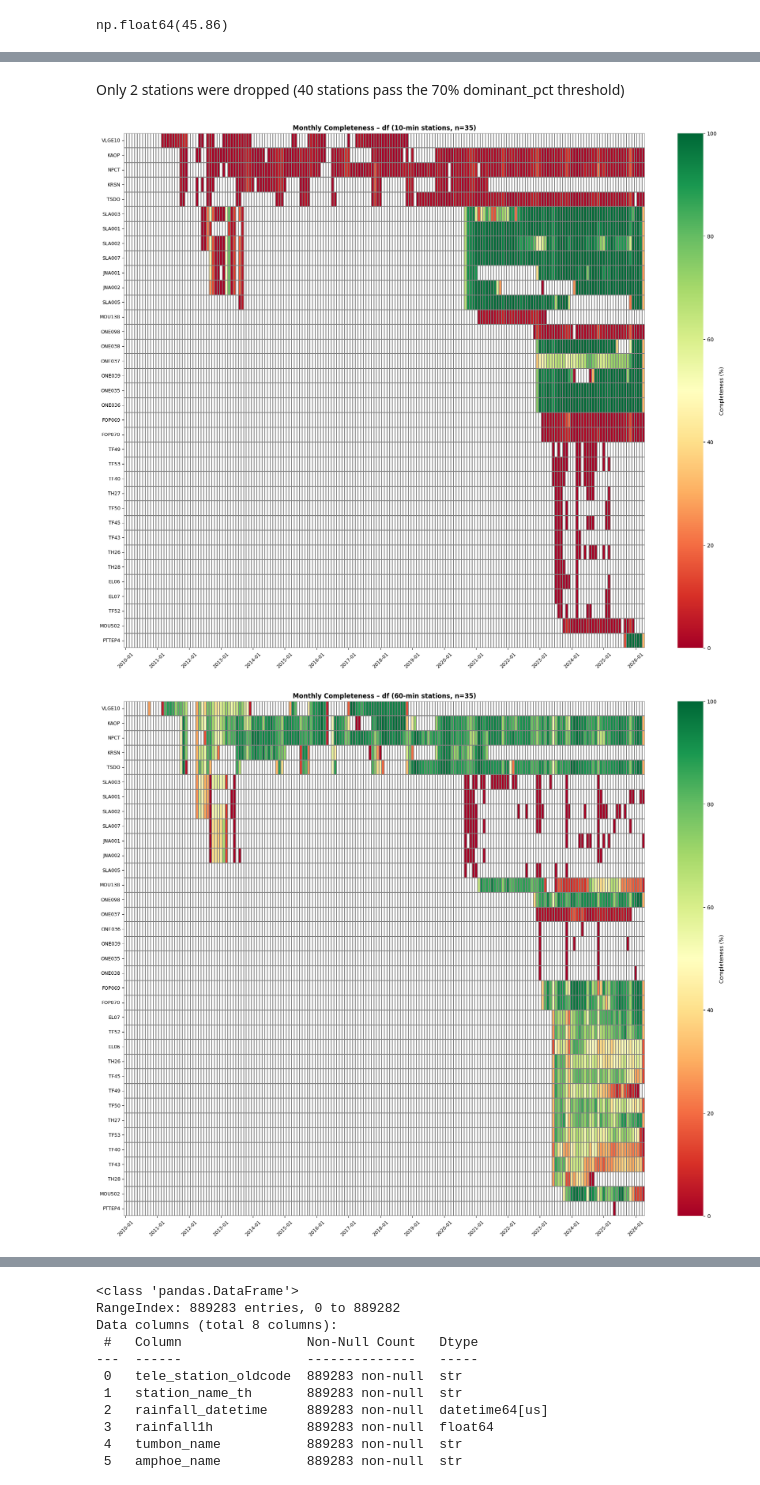
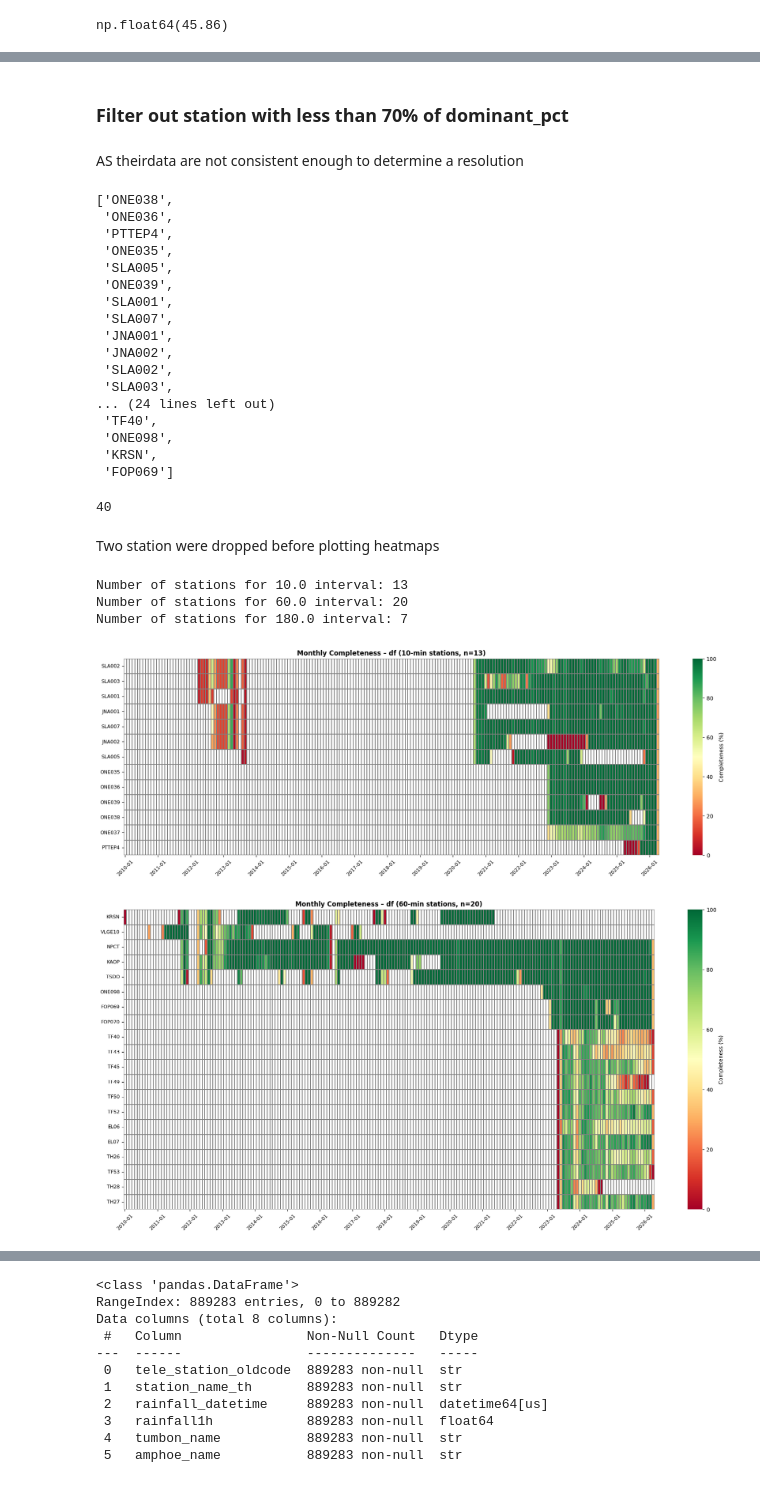
Before and after one commit to pongsakorn-onnim/rainfall_threshold_songkla, a Jupyter notebook: 01_exploratory_data_analysis.ipynb, the cells around one changed output, grey strips where cells are left out. Saved outputs shown, nothing was run; the diff lists cells and outputs as text; code cells hidden in the pictures.

```diff
--- a/01_exploratory_data_analysis.ipynb
+++ b/01_exploratory_data_analysis.ipynb
@@ -11,7 +11,7 @@ OUTPUT_DIR = Path('D:/HII/rainfall_threshold_songkla/output')
 # %% [markdown]
 # Data Loading
 # %%
-df = pd.read_csv(
+df_raw = pd.read_csv(
 DATA_DIR / '20260410_Rainfall-สงขลา.csv',
     encoding='utf-8-sig',
     parse_dates=['rainfall_datetime'],
@@ -162,14 +162,16 @@ clean 'df'
 # %%
 rain_cols = ['rainfall10m', 'rainfall5m', 'rainfall30m', 'rainfall1h', 'rainfall3h']
 
-phantom_rows = df.loc[:, rain_cols].isna().all(axis=1)
+df_no_sentinel = df_raw.replace(999999.0, np.nan)
 
-df = df[~phantom_rows]
+phantom_rows = df_no_sentinel.loc[:, rain_cols].isna().all(axis=1)
+
+df = df_no_sentinel[~phantom_rows]
 
 df
 
 print(f'Total number of phantom rows dropped: {phantom_rows.sum()} ({round(phantom_rows.sum()/len(df) * 100, 2)}%)')
-print(f'Number of stations (before): {df['tele_station_oldcode'].nunique()}')
-print(f'Number of stations (after): {df['tele_station_oldcode'].nunique()}')
-print(f'Share of df_cleaned: {df.shape}')
+print(f'Number of stations (raw): {df_raw['tele_station_oldcode'].nunique()}')
+print(f'Number of stations (after dropping NaN): {df['tele_station_oldcode'].nunique()}')
+print(f'Shape of df (cleaned): {df.shape}')
 # %% [output]
@@ -443,12 +419,51 @@ display(df_resolution)
+# %% [markdown]
+### Filter out station with less than 70% of dominant_pct
+# %% [markdown]
+AS theirdata are not consistent enough to determine a resolution
 # %%
 df_resolution_filtered = df_resolution[df_resolution['dominant_pct'] >= 70]
 df_stn_great = df_resolution_filtered.index.tolist()
+# %%
+interval_filter = df_resolution_filtered['interval'] == 10
+
+interval_filter.index.to_list()
+# %% [output]
+['ONE038',
+ 'ONE036',
+ 'PTTEP4',
+ 'ONE035',
+ 'SLA005',
+ 'ONE039',
+ 'SLA001',
+ 'SLA007',
+ 'JNA001',
+ 'JNA002',
+ 'SLA002',
+ 'SLA003',
+... (24 lines left out)
+ 'TF40',
+ 'ONE098',
+ 'KRSN',
+ 'FOP069']
+# %%
+x = df[df['tele_station_oldcode'].isin(interval_filter.index.to_list())]
+# %%
+x['tele_station_oldcode'].nunique()
+# %% [output]
+40
 # %% [markdown]
-Only 2 stations were dropped (40 stations pass the 70% dominant_pct threshold)
+Two station were dropped before plotting heatmaps
 # %%
+pivot_list = []
+
 for interval in df_resolution_filtered['interval'].unique():
 
-    cadence = df[df['interval'] == interval]
+    interval_filter = df_resolution_filtered['interval'] == interval
+
+    cadence = df[df['tele_station_oldcode'].isin(interval_filter.index[interval_filter].to_list())]
+
+    print(f'Number of stations for {interval} interval: {cadence['tele_station_oldcode'].nunique()}')
+
     cadence['year_month'] = cadence['rainfall_datetime'].dt.to_period('M')
     monthly = cadence.groupby(['tele_station_oldcode', 'year_month']).size()
 
@@ -458,32 +473,37 @@ for interval in df_resolution_filtered['interval'].unique():
         freq='M'
     )
 
     stns = cadence['tele_station_oldcode'].unique()
     full_idx = pd.MultiIndex.from_product([stns, period_idx], names=['station', 'year_month'])
     monthly = monthly.reindex(full_idx, fill_value=np.nan)
 
     expected = full_idx.get_level_values('year_month').days_in_month * 24 * (60 / interval)
     completeness = (monthly / expected) * 100
     pivot = completeness.unstack('year_month')
 
     first_rec = pivot.apply(lambda x: x.first_valid_index(), axis=1)
     pivot = pivot.loc[first_rec.sort_values().index]
 
+    pivot_list.append(pivot)
+
     n = len(pivot)
     fig_height = max(6, n * 0.5)
     fig, ax = plt.subplots(figsize=(22, fig_height))
     sns.heatmap(data=pivot, ax=ax,
                 cmap='RdYlGn', vmin=0, vmax=100,
                 linewidths=0.3, linecolor='gray',
                 cbar_kws={'label': 'Completeness (%)'},
                 xticklabels=12)
     ax.set_title(f'Monthly Completeness – df ({int(interval)}-min stations, n={n})',
                 fontsize=12, fontweight='bold')
     ax.set_xlabel('')
     ax.set_ylabel('')
     ax.tick_params(axis='y', labelsize=9)
     ax.tick_params(axis='x', labelsize=9, rotation=45)
     plt.show()
 # %% [output]
+Number of stations for 10.0 interval: 13
+Number of stations for 60.0 interval: 20
+Number of stations for 180.0 interval: 7
-[figure, old version]
+[figure, new version]
-[figure, old version]
+[figure, new version]
```
Also changed, not shown: parts of 24 cells of this notebook.
